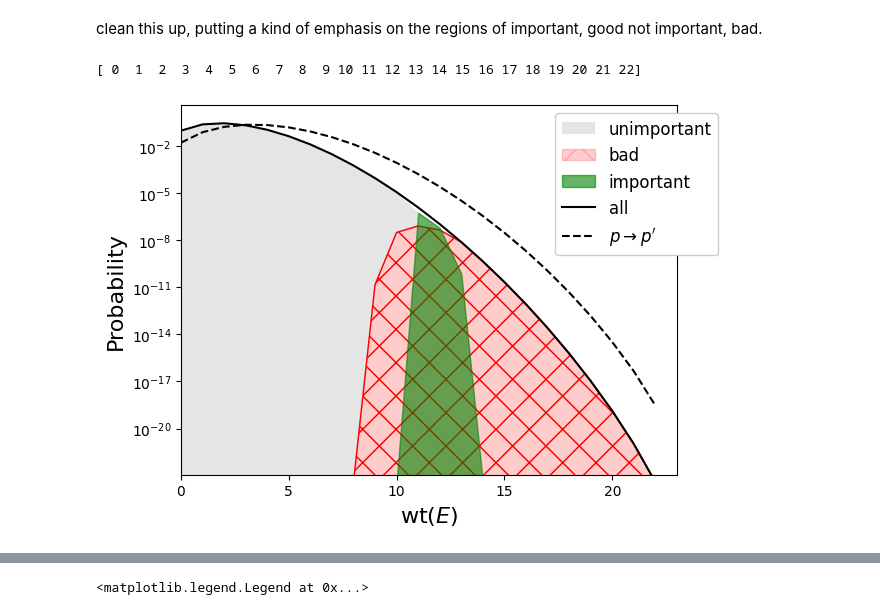
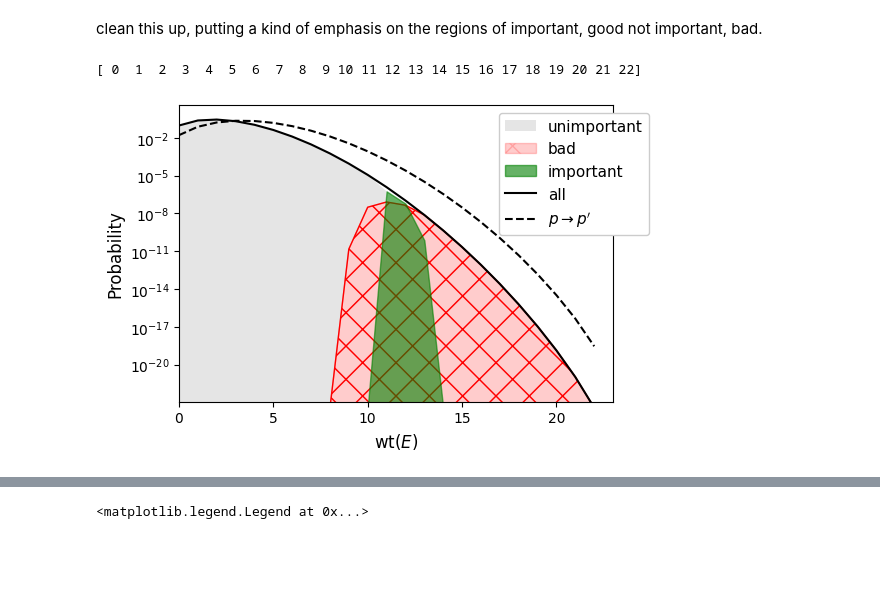
Before and after one commit to peterse/mldec, a Jupyter notebook: src/mldec/datasets/toy_problem_workbook.ipynb, the cells around one changed output, grey strips where cells are left out. Drawn from its saved outputs; the diff is of its cells as text; code cells hidden in the pictures; blank space fills up the shorter version.

Commit message:
toric code hist

```diff
--- a/src/mldec/datasets/toy_problem_workbook.ipynb
+++ b/src/mldec/datasets/toy_problem_workbook.ipynb
@@ -98,10 +98,10 @@ from collections import defaultdict
 # %%
 
 n = 8
-def compute_pr_important_bad(n, p1, p2):
+def compute_pr_important_bad(n, p, alpha):
     # this is the brute force method and is slow
     all_bitstrings = binarr(n)
-    config = {'p1': p1, 'p2': p2}
+    config = {'p': p, 'alpha': alpha}
     probs = toy_problem_data.noise_model(all_bitstrings, n, config, numpy=True)
     idx_sorted = (-probs).argsort()
     probs_sorted = probs[idx_sorted]
@@ -128,11 +128,11 @@ def compute_pr_important_bad(n, p1, p2):
     return pr_imp, pr_bad, well_ordered
 
 
-def histogram_good_important_bad(n, p1, p2):
+def histogram_good_important_bad(n, p, alpha):
     assert n % 2 == 0
     # this is the brute force method and is slow
     all_bitstrings = binarr(n)
-    config = {'p1': p1, 'p2': p2}
+    config = {'p': p, 'alpha': alpha}
     probs = toy_problem_data.noise_model(all_bitstrings, n, config, numpy=True)
     idx_sorted = (-probs).argsort()
     probs_sorted = probs[idx_sorted]
@@ -185,16 +185,17 @@ n = 22
 alpha = 0.33
 p1 = 0.15
 p2 = p1 * alpha
-good_wt_hist, unimp_wt_hist, imp_wt_hist, bad_wt_hist, all_wt_hist = histogram_good_important_bad(n, p1, p2)
+good_wt_hist, unimp_wt_hist, imp_wt_hist, bad_wt_hist, all_wt_hist = histogram_good_important_bad(n, p1, alpha)
 
 # turning the knob
 pp = 0.25
-good_wt_hist_k, unimp_wt_hist_k, imp_wt_hist_k, bad_wt_hist_k, all_wt_hist_k = histogram_good_important_bad(n, pp, pp * alpha)
+good_wt_hist_k, unimp_wt_hist_k, imp_wt_hist_k, bad_wt_hist_k, all_wt_hist_k = histogram_good_important_bad(n, pp, alpha)
 # %% [markdown]
 clean this up, putting a kind of emphasis on the regions of important, good not important, bad.
 # %%
 # histogram these
-fig, ax = plt.subplots()
+cm = 1/2.54
+fig, ax = plt.subplots(1, 1, figsize=(14*cm, 9*cm), constrained_layout = True)
 # keep the histograms but only where the probability is non-zero
 weights = np.array(list(imp_wt_hist.keys()))
 print(weights)
@@ -209,42 +210,37 @@ def dezero(x, y, zero=0):
 x_all, y_all = dezero(weights, all_wt_hist.values())
 zero = min(y_all)
 x_good, y_good = dezero(weights, good_wt_hist.values(), zero=zero)
 x_unimp, y_unimp = dezero(weights, unimp_wt_hist.values(), zero=zero)
 x_imp, y_imp = dezero(weights, imp_wt_hist.values(), zero=zero)
 x_bad, y_bad = dezero(weights, bad_wt_hist.values(), zero=zero)
 
-# create bar plots but make all of the bars touching
-# ax.bar(x_good, y_good, label='good', color='g', alpha=0.5, width=1)
 w = 1/3
-# ax.bar(x_unimp - w, y_unimp, label='unimportant', color='g', alpha=0.5, width=w)
-# ax.bar(x_bad , y_bad, label='bad', color='r', alpha=0.5, width=w)
-# ax.bar(x_imp + w, y_imp, label='important', color='b', alpha=0.5, width=w)
 zero = min(y_all)
 ax.fill_between(x_unimp[:n//2 + 1], y_bad[:n//2 + 1], y_unimp[:n//2 + 1], label='unimportant', facecolor="gray", alpha=0.2)
 ax.fill_between(x_bad, np.ones_like(y_bad) * zero, y_bad, label='bad', facecolor="r", hatch="x", edgecolor="r", alpha=0.2)
 ax.fill_between(x_bad, np.ones_like(y_bad) * zero, y_bad, facecolor='none', hatch="x", edgecolor="r", alpha=1) #matplotlib rendering bug https://stackoverflow.com/questions/5195466/matplotlib-does-not-display-hatching-when-rendering-to-pdf
 ax.fill_between(x_imp, np.ones_like(y_imp) * zero, y_imp, label='important', facecolor="g", edgecolor='g', alpha=0.6, )
 ymin = zero * 3
 
 
 # overlay of turning the knob
 x_all_pp, y_all_pp = dezero(weights, all_wt_hist_k.values())
 ax.plot(x_all, y_all, label='all', color='k', alpha=1)
 ax.plot(x_all_pp, y_all_pp, label=r"$p \rightarrow p'$", color='k', alpha=1, linestyle='--')
 # ax.axvline(n//2, color='k', linestyle='--')
 ax.semilogy()
-labelsz = 16
+labelsz = 12
 ax.set_xlabel(r'$\text{wt}(E)$', fontsize=labelsz)
 ax.set_ylabel('Probability', fontsize=labelsz)
-ax.legend(prop={'size': 12}, framealpha=1, loc='upper right', bbox_to_anchor=(1.1, 1))
+ax.legend(prop={'size': 11}, framealpha=1, loc='upper right', bbox_to_anchor=(1.1, 1))
 
 ax.set_ylim(ymin, ax.get_ylim()[1] + 0.1)
 ax.set_xlim(0, n + 1)
 
-fig.savefig('../../figures/important_bad_good_histogram.pdf', bbox_inches='tight')
+fig.savefig('../../figures/toyproblem_histogram.pdf', bbox_inches='tight')
 # %% [output]
 [ 0  1  2  3  4  5  6  7  8  9 10 11 12 13 14 15 16 17 18 19 20 21 22]
-[figure, old version]
+[figure, new version]
 # %%
 for y1, y2, y3, y4, y5 in zip(good_wt_hist.values(), unimp_wt_hist.values(), imp_wt_hist.values(), bad_wt_hist.values(), all_wt_hist.values()):
     # print(y1, y2, y3, y4, y5)
```
Also changed, not shown: 4 other files.
